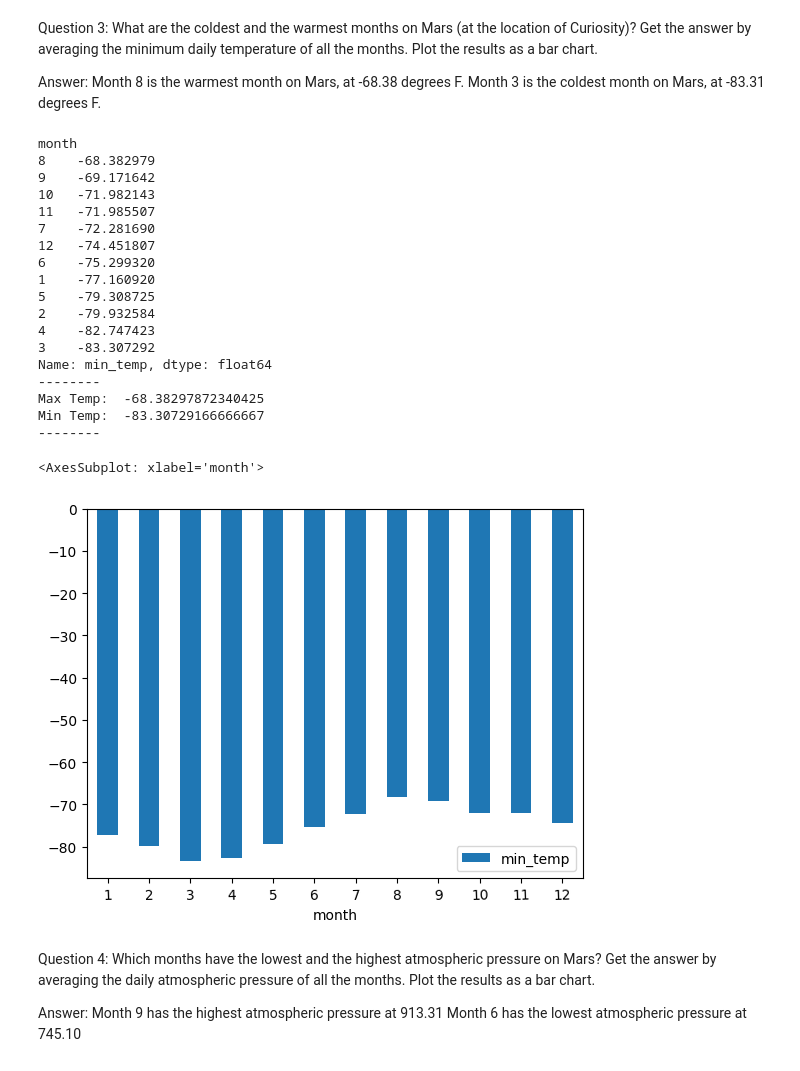
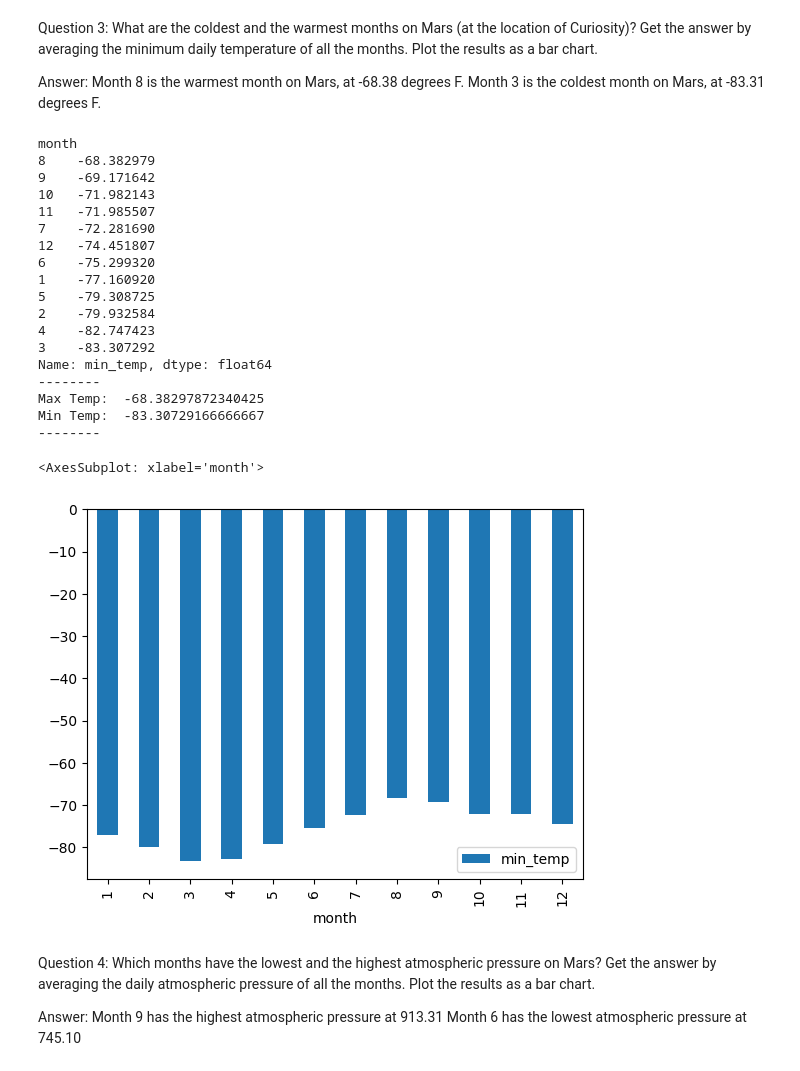
Before and after one commit to midwestbotanist/Mission-to-Mars, a Jupyter notebook: mars_data_challenge_part_2.ipynb, the cells around one changed output. Cells and saved outputs as stored; diff of their text form; code cells hidden in the pictures.

```diff
--- a/mars_data_challenge_part_2.ipynb
+++ b/mars_data_challenge_part_2.ipynb
@@ -173,35 +173,35 @@ print(mars_temps.sort_values(ascending=False))
 print('--------')
 
 # Print out the max and min temps using iloc to take the lowest temp at the first position
 # And the highest temp at the last position
 print('Max Temp: ', mars_temps.sort_values(ascending=False).iloc[0])
 print('Min Temp: ', mars_temps.sort_values(ascending=False).iloc[-1])
 print('--------')
 
 temps_df = pd.DataFrame(mars_temps)
-mars_temps_chart = temps_df.plot.bar(rot=2)
+mars_temps_chart = temps_df.plot.bar()
 mars_temps_chart
 # %% [output]
 month
 8    -68.382979
 9    -69.171642
 10   -71.982143
 11   -71.985507
 7    -72.281690
 12   -74.451807
 6    -75.299320
 1    -77.160920
 5    -79.308725
 2    -79.932584
 4    -82.747423
 3    -83.307292
 Name: min_temp, dtype: float64
 --------
 Max Temp:  -68.38297872340425
 Min Temp:  -83.30729166666667
 --------
 <AxesSubplot: xlabel='month'>
-[figure, old version]
+[figure, new version]
 # %% [markdown]
 Question 4: Which months have the lowest and the highest atmospheric pressure on Mars? Get the answer by averaging the daily atmospheric pressure of all the months. Plot the results as a bar chart.
 
```
Also changed, not shown: parts of 1 cell of this notebook.
